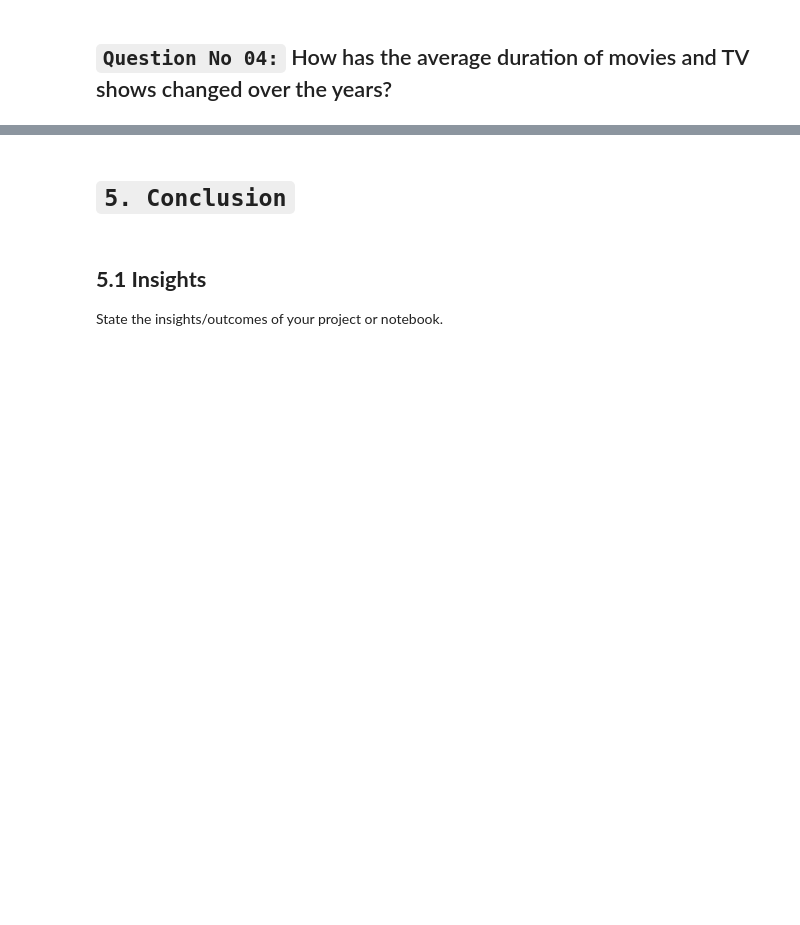
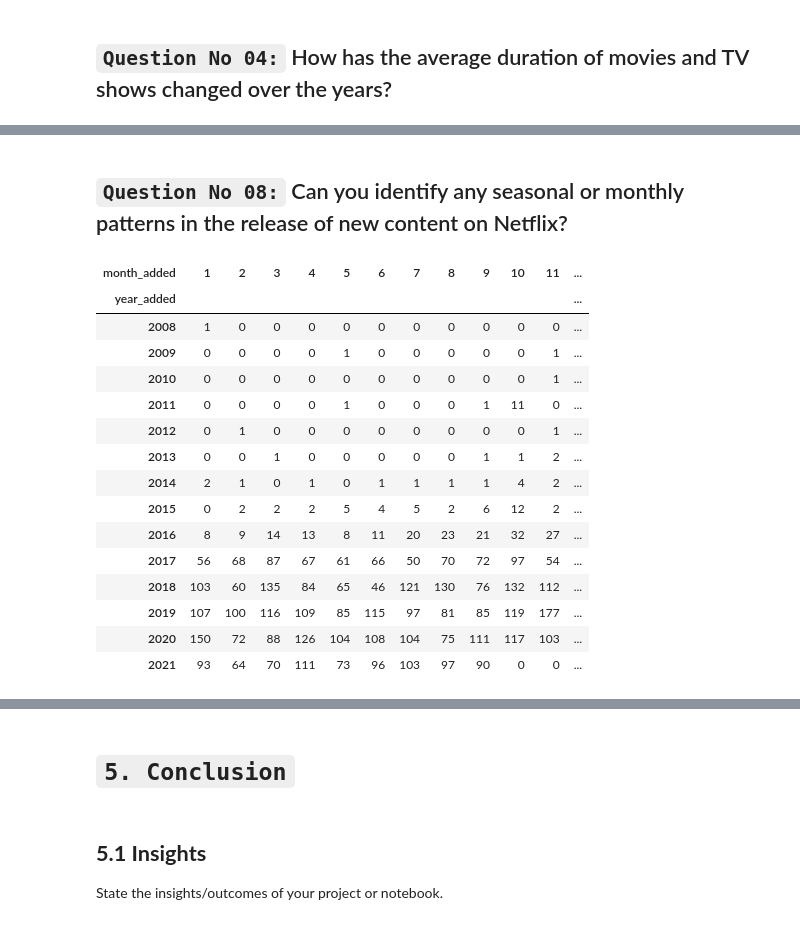
Before and after one commit to shaheeralics/Data-Science-Learning-With-Projects, a Jupyter notebook: Projects/EDA_Projects/02_Complete_EDA_on_Netflix_Data.ipynb, the cells around one changed output, grey strips where cells are left out. Drawn from its saved outputs; the diff is of its cells as text; code cells hidden in the pictures; blank space fills up the shorter version.

```diff
--- a/Projects/EDA_Projects/02_Complete_EDA_on_Netflix_Data.ipynb
+++ b/Projects/EDA_Projects/02_Complete_EDA_on_Netflix_Data.ipynb
@@ -764,0 +859,28 @@ fig2.show()
+# %% [markdown]
+## **`Question No 08:`** Can you identify any seasonal or monthly patterns in the release of new content on Netflix?
+# %%
+# **`Question No 08:`** Can you identify any seasonal or monthly patterns in the release of new content on Netflix?
+# Extract the month and year from the date_added column
+df['month_added'] = df['date_added'].dt.month
+df['year_added'] = df['date_added'].dt.year
+# %%
+# Group the data by month and year
+monthly_counts = df.groupby(['year_added', 'month_added']).size().unstack(fill_value=0)
+monthly_counts
+# %% [output]
+| month_added | 1 | 2 | 3 | 4 | 5 | 6 | 7 | 8 | 9 | 10 | 11 | ... |
+| year_added |  |  |  |  |  |  |  |  |  |  |  | ... |
+| 2008 | 1 | 0 | 0 | 0 | 0 | 0 | 0 | 0 | 0 | 0 | 0 | ... |
+| 2009 | 0 | 0 | 0 | 0 | 1 | 0 | 0 | 0 | 0 | 0 | 1 | ... |
+| 2010 | 0 | 0 | 0 | 0 | 0 | 0 | 0 | 0 | 0 | 0 | 1 | ... |
+| 2011 | 0 | 0 | 0 | 0 | 1 | 0 | 0 | 0 | 1 | 11 | 0 | ... |
+| 2012 | 0 | 1 | 0 | 0 | 0 | 0 | 0 | 0 | 0 | 0 | 1 | ... |
+| 2013 | 0 | 0 | 1 | 0 | 0 | 0 | 0 | 0 | 1 | 1 | 2 | ... |
+| 2014 | 2 | 1 | 0 | 1 | 0 | 1 | 1 | 1 | 1 | 4 | 2 | ... |
+| 2015 | 0 | 2 | 2 | 2 | 5 | 4 | 5 | 2 | 6 | 12 | 2 | ... |
+| 2016 | 8 | 9 | 14 | 13 | 8 | 11 | 20 | 23 | 21 | 32 | 27 | ... |
+| 2017 | 56 | 68 | 87 | 67 | 61 | 66 | 50 | 70 | 72 | 97 | 54 | ... |
+| 2018 | 103 | 60 | 135 | 84 | 65 | 46 | 121 | 130 | 76 | 132 | 112 | ... |
+| 2019 | 107 | 100 | 116 | 109 | 85 | 115 | 97 | 81 | 85 | 119 | 177 | ... |
+| 2020 | 150 | 72 | 88 | 126 | 104 | 108 | 104 | 75 | 111 | 117 | 103 | ... |
+| 2021 | 93 | 64 | 70 | 111 | 73 | 96 | 103 | 97 | 90 | 0 | 0 | ... |
```
Also changed, not shown: parts of 41 cells of this notebook.
